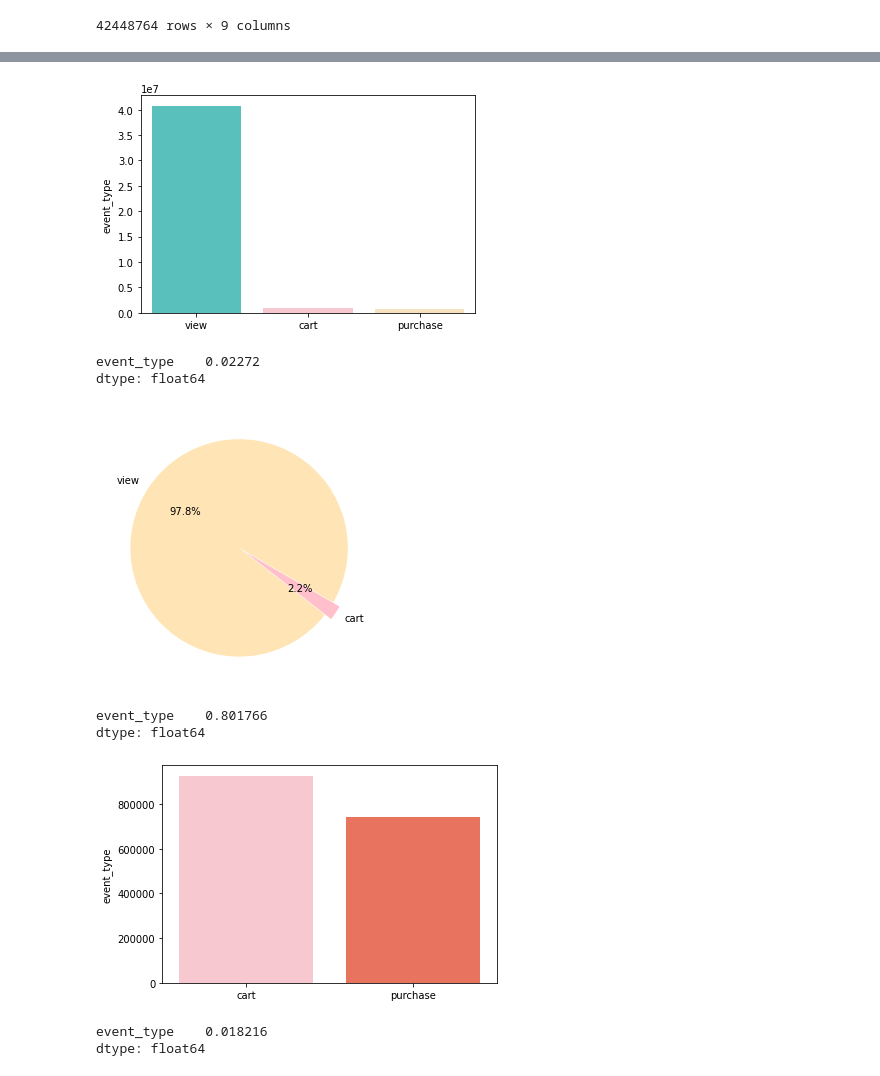
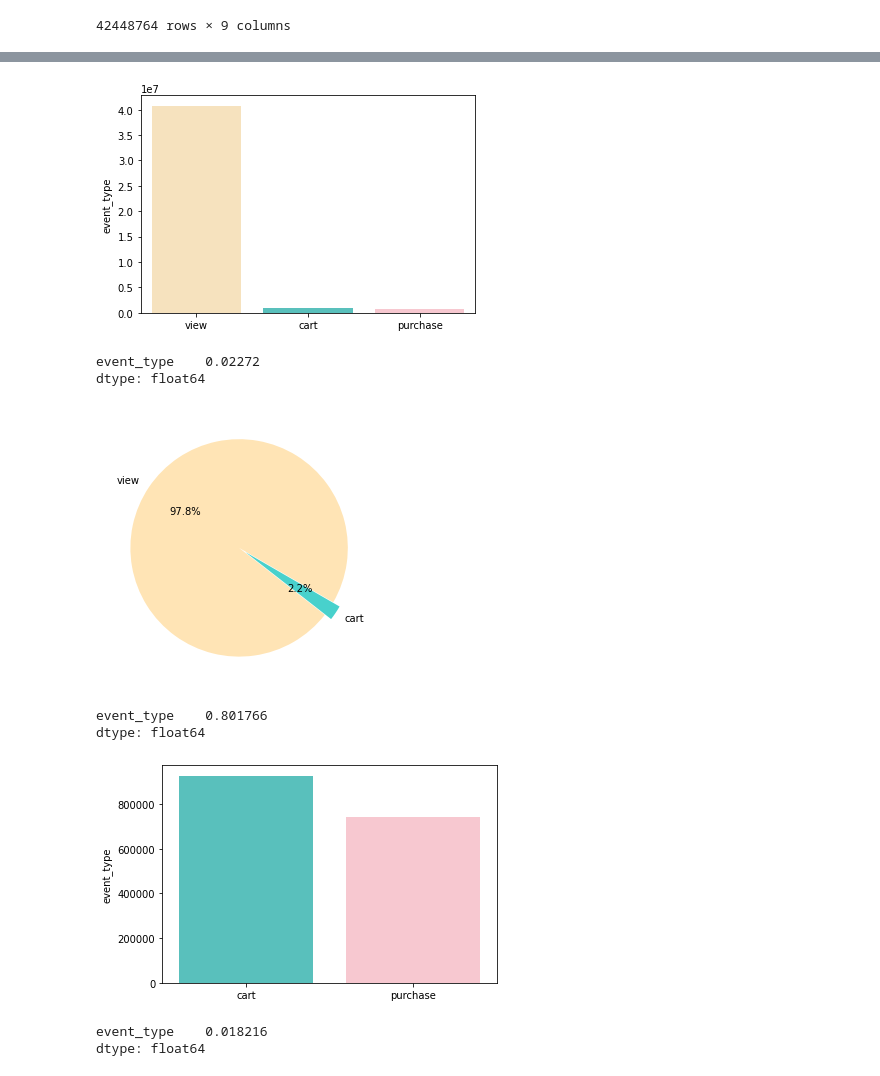
Before and after one commit to lover-swan/project2_2, a Jupyter notebook: (1)EDA1.ipynb, the cells around one changed output, grey strips where cells are left out. Cells and saved outputs as stored; diff of their text form; code cells hidden in the pictures.

```diff
--- a/(1)EDA1.ipynb
+++ b/(1)EDA1.ipynb
@@ -51,10 +51,10 @@ memory usage: 1.8+ GB
 # %%
 count_type=pd.DataFrame(data.event_type.value_counts())
 # %%
-sns.barplot(y=count_type.event_type.sort_values(ascending=False),x=['view','cart','purchase'],palette=['mediumturquoise','pink','moccasin'])
+sns.barplot(y=count_type.event_type.sort_values(ascending=False),x=['view','cart','purchase'],palette=['moccasin','mediumturquoise','pink'])
 plt.show()
 # %% [output]
-[figure, old version]
+[figure, new version]
 # %%
 #클릭-장바구니 전환율
 # %%
@@ -64,10 +64,10 @@ event_type    0.02272
 dtype: float64
 # %%
 plt.figure(figsize=(5,5))
-plt.pie(count_type.loc[['view','cart']],labels=['view','cart'],autopct='%.1f%%',explode=[0,0.07],startangle=330,colors=['moccasin','pink'])
+plt.pie(count_type.loc[['view','cart']]['event_type'],labels=['view','cart'],autopct='%.1f%%',explode=[0,0.07],startangle=330,colors=['moccasin','mediumturquoise'])
 plt.show()
 # %% [output]
-[figure, old version]
+[figure, new version]
 # %%
 #장바구니-구매 전환율
 # %%
@@ -76,10 +76,10 @@ count_type.loc['purchase']/count_type.loc['cart'] #80%
 event_type    0.801766
 dtype: float64
 # %%
-sns.barplot(y=count_type.event_type.loc[['cart','purchase']],x=['cart','purchase'],palette=['pink','tomato'])
+sns.barplot(y=count_type.event_type.loc[['cart','purchase']],x=['cart','purchase'],palette=['mediumturquoise','pink'])
 plt.show()
 # %% [output]
-[figure, old version]
+[figure, new version]
 # %%
 #클릭-구매 전환율
 # %%
```
Also changed, not shown: parts of 1 cell of this notebook.
